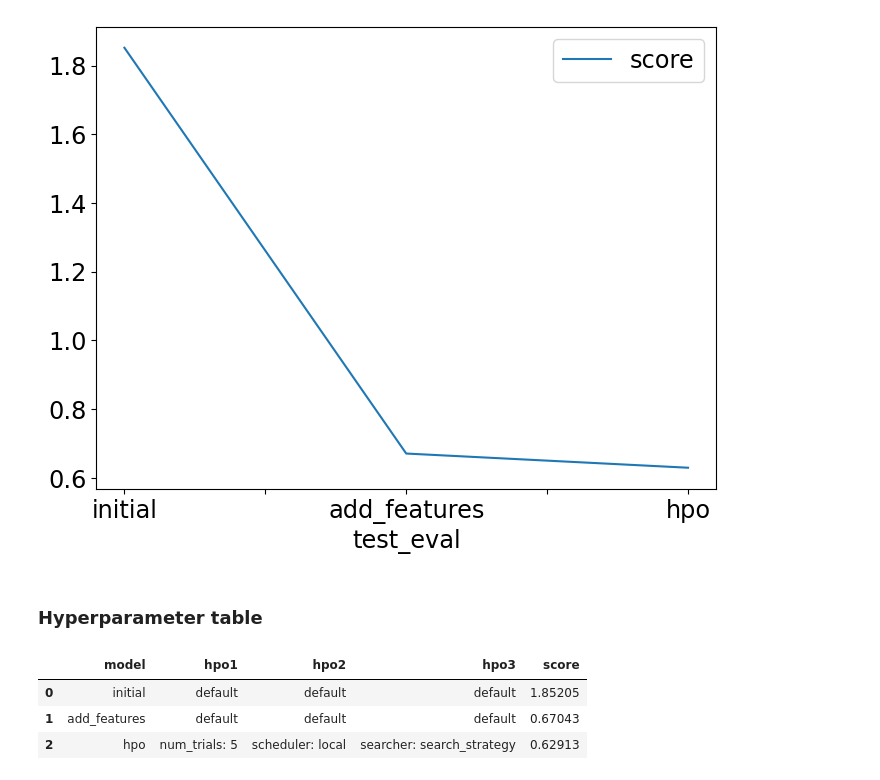
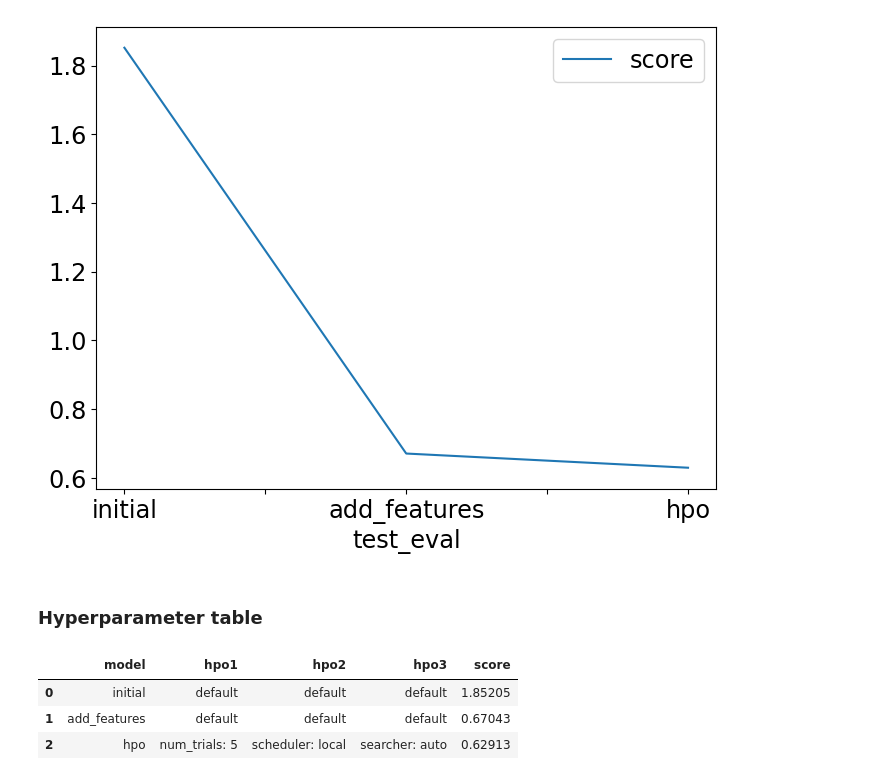
Before and after one commit to castroisabel/MLE-udacity, a Jupyter notebook: bike-sharing-demand/project_notebook.ipynb, the cells around one changed output. Drawn from its saved outputs; the diff is of its cells as text; code cells hidden in the pictures.

```diff
--- a/bike-sharing-demand/project_notebook.ipynb
+++ b/bike-sharing-demand/project_notebook.ipynb
@@ -572,14 +572,14 @@ import pandas as pd
 # %%
 # The 3 hyperparameters we tuned with the kaggle score as the result
 pd.DataFrame({
     "model": ['initial', 'add_features', 'hpo'],
     "hpo1": ['default', 'default', 'num_trials: 5'],
     "hpo2": ['default', 'default', 'scheduler: local'],
-    "hpo3": ['default', 'default', 'searcher: search_strategy'],
+    "hpo3": ['default', 'default', 'searcher: auto'],
     "score": [1.85205, 0.67043, 0.62913]
 })
 # %% [output]
 |  | model | hpo1 | hpo2 | hpo3 | score |
 | 0 | initial | default | default | default | 1.85205 |
 | 1 | add_features | default | default | default | 0.67043 |
-| 2 | hpo | num_trials: 5 | scheduler: local | searcher: search_strategy | 0.62913 |
+| 2 | hpo | num_trials: 5 | scheduler: local | searcher: auto | 0.62913 |
```
Also changed, not shown: 1 other file.
